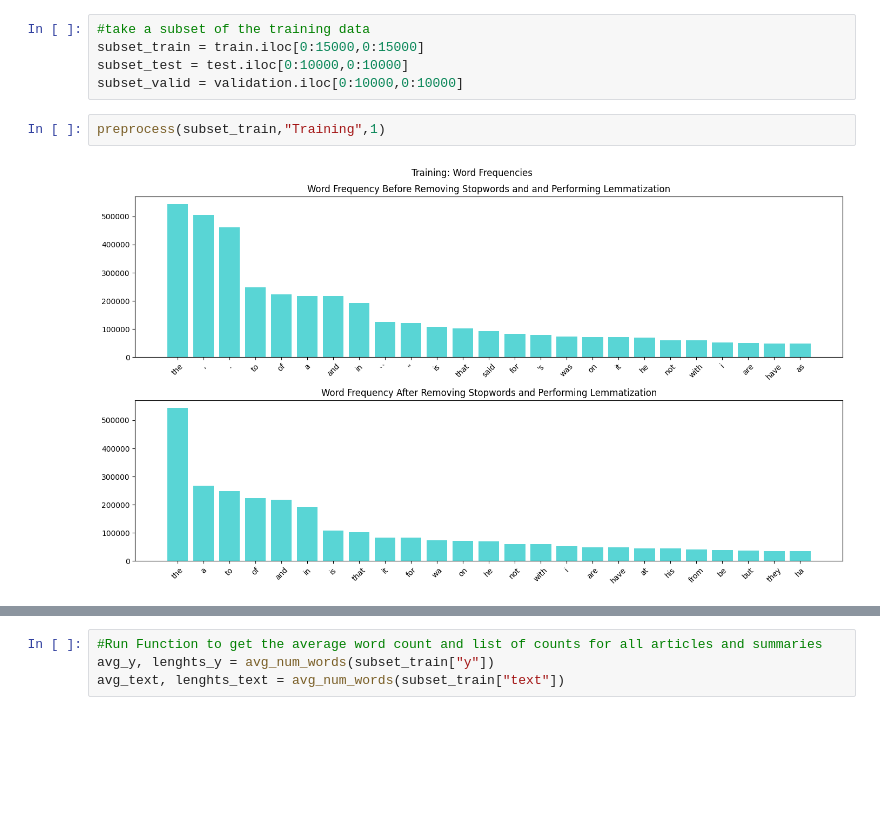
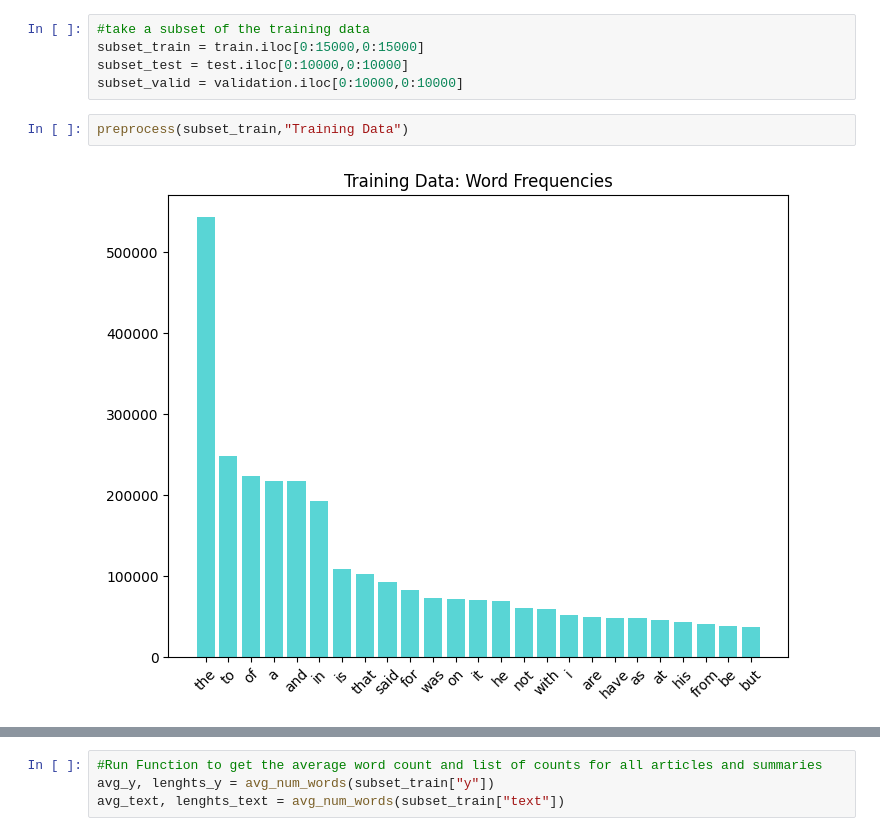
Before and after one commit to jma375/NLP-Text-Summarization, a Jupyter notebook: NLP-Text-Summarization.ipynb, the cells around one changed output, grey strips where cells are left out. Saved outputs shown, nothing was run; the diff lists cells and outputs as text; blank space fills up the shorter version.

```diff
--- a/NLP-Text-Summarization.ipynb
+++ b/NLP-Text-Summarization.ipynb
@@ -112,7 +112,7 @@ subset_train = train.iloc[0:15000,0:15000]
 subset_test = test.iloc[0:10000,0:10000]
 subset_valid = validation.iloc[0:10000,0:10000]
 # %%
-preprocess(subset_train,"Training",1)
+preprocess(subset_train,"Training Data")
 # %% [output]
-[figure, old version]
+[figure, new version]
 # %%
```
Also changed, not shown: parts of 15 cells of this notebook.
